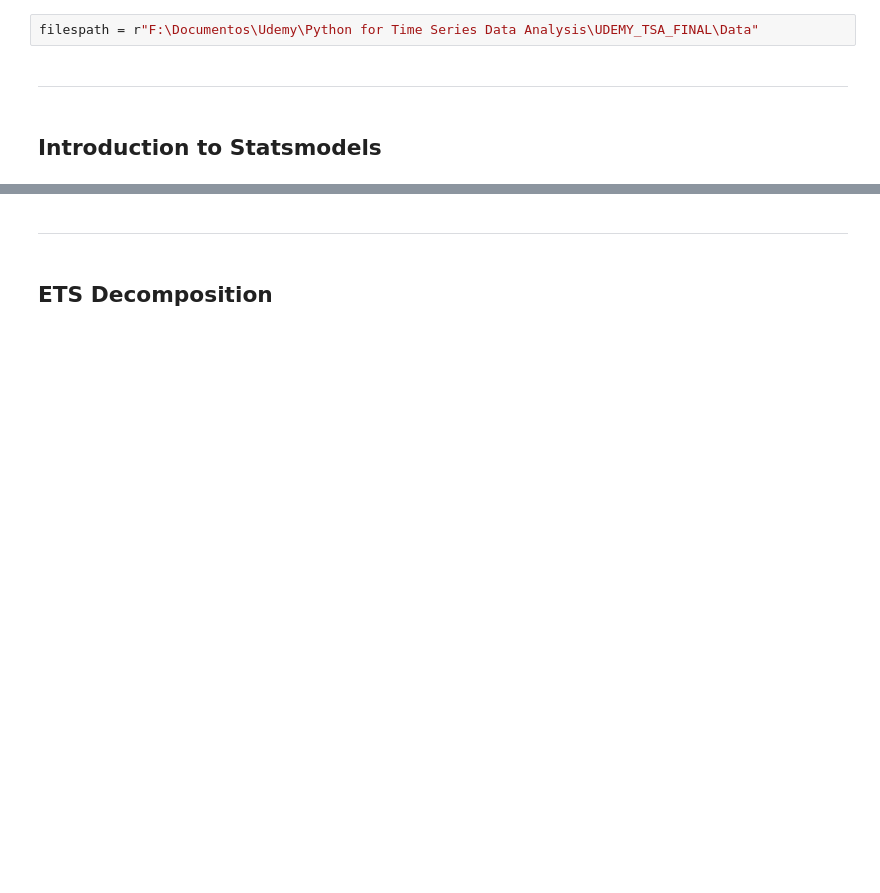
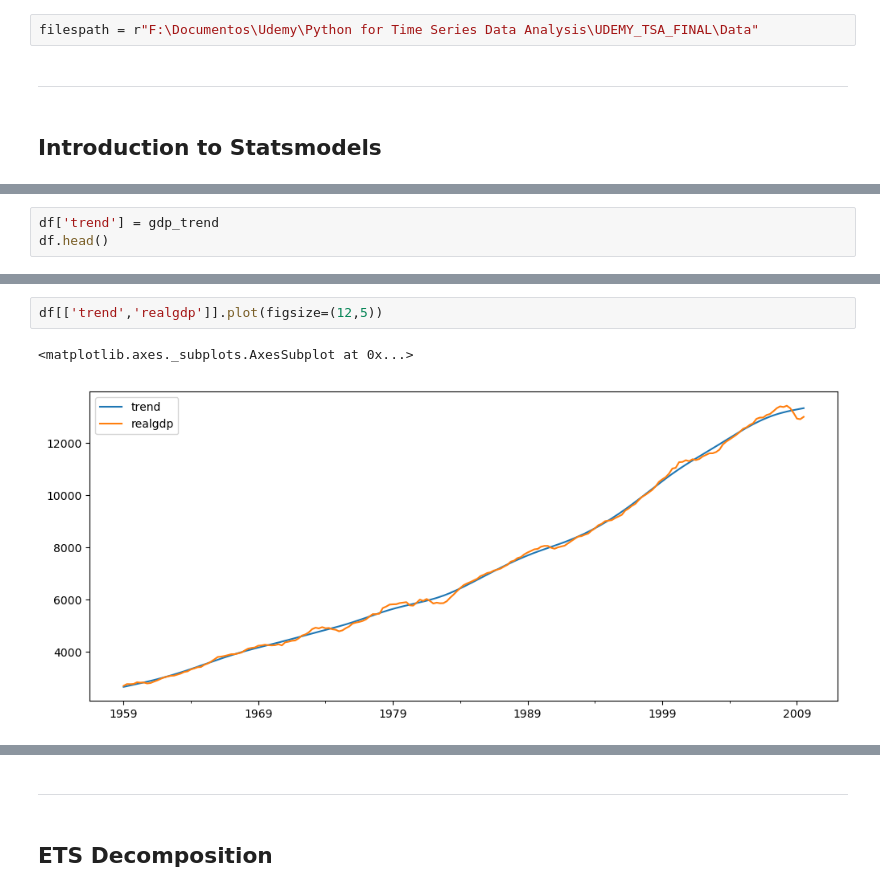
Before and after one commit to BrunoMonti/-Re-Training, a Jupyter notebook: Udemy/Python for Time Series Data Analysis/Time Series Analysis with Statsmodels.ipynb, the cells around one changed output, grey strips where cells are left out. Cells and saved outputs as stored; diff of their text form; blank space fills up the shorter version.

```diff
--- a/Udemy/Python for Time Series Data Analysis/Time Series Analysis with Statsmodels.ipynb
+++ b/Udemy/Python for Time Series Data Analysis/Time Series Analysis with Statsmodels.ipynb
@@ -15,0 +45,3 @@ import numpy as np
+# %%
+df['trend'] = gdp_trend
+df.head()
@@ -15,0 +55,5 @@ import numpy as np
+# %%
+df[['trend','realgdp']].plot(figsize=(12,5))
+# %% [output]
+<matplotlib.axes._subplots.AxesSubplot at 0x...>
+[figure, added]
```
Also changed, not shown: parts of 36 cells of this notebook.
